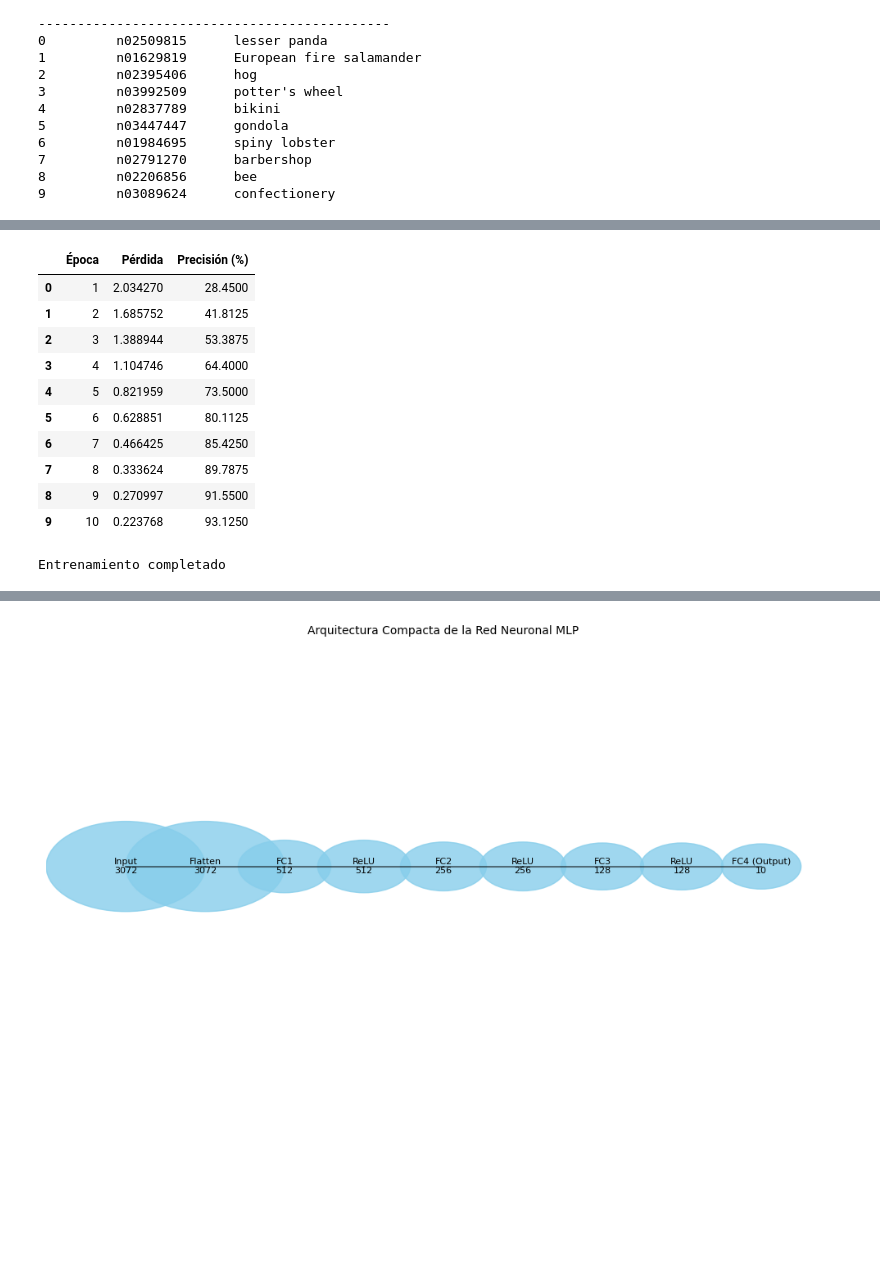
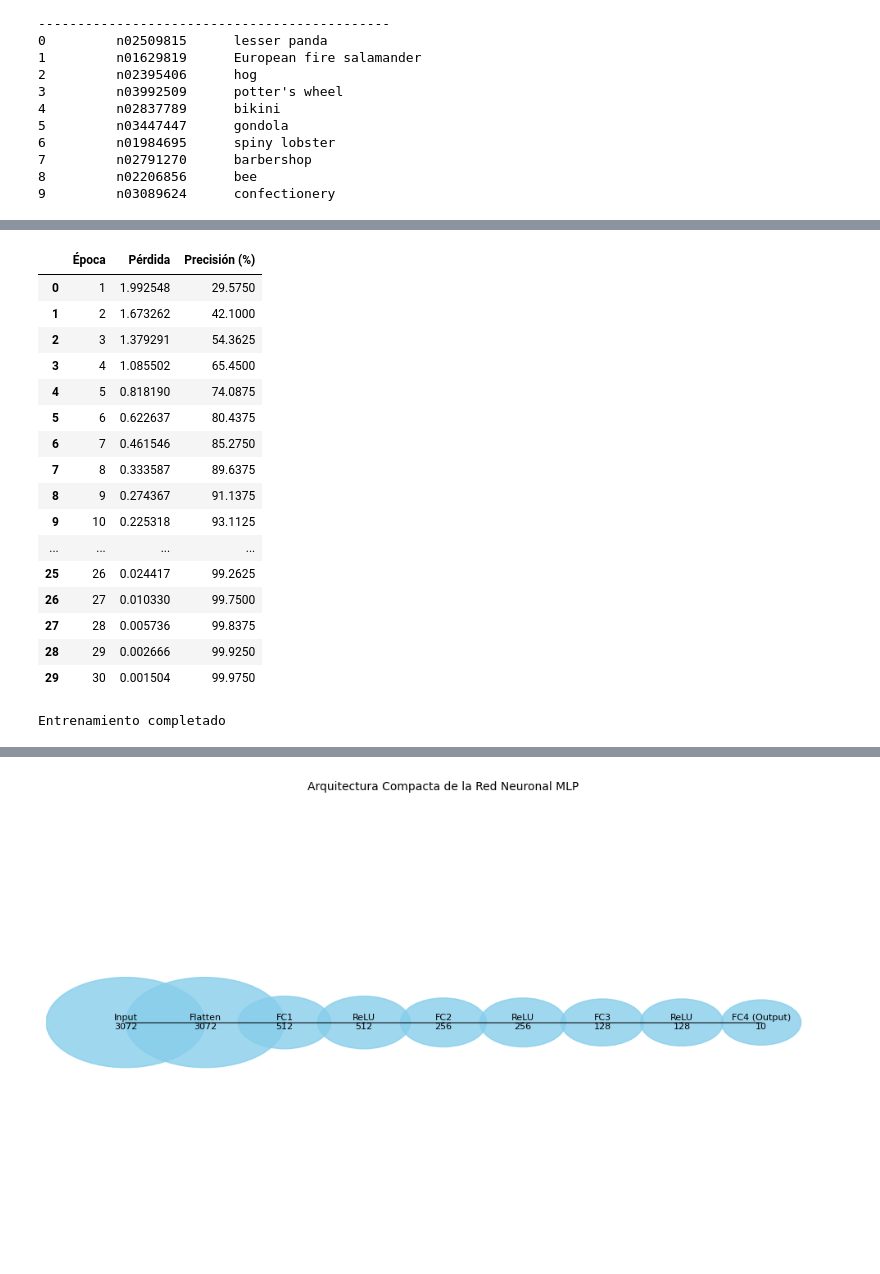
Before and after one commit to JhendeFR/Inteligencia-artificial, a Jupyter notebook: Red Neuronal/Lab3.ipynb, the cells around one changed output, grey strips where cells are left out. Saved outputs shown, nothing was run; the diff lists cells and outputs as text; code cells hidden in the pictures; blank space fills up the shorter version.

```diff
--- a/Red Neuronal/Lab3.ipynb
+++ b/Red Neuronal/Lab3.ipynb
@@ -179,18 +159,18 @@ from IPython.display import display, clear_output
 import pandas as pd
 
 # Función de entrenamiento con impresión en columnas
-def train(epochs=10):
-    model.train()  # Establecer el modelo en modo de entrenamiento
+def train(epochs):
+    model.train()
 
     # Listas para almacenar métricas
-    epoch_list = []
-    train_loss_list = []
-    train_acc_list = []
+    epoch_list = [] # lista de épocas
+    train_loss_list = [] # lista de perdidas
+    train_acc_list = [] # lista de precisiones
 
     for epoch in range(epochs):
-        running_loss = 0.0
-        correct = 0
-        total = 0
+        running_loss = 0.0 #acumular la perdida
+        correct = 0 #acumular la cantidad de aciertos
+        total = 0 #acumular la cantidad de datos procesados
 
         # Entrenar por lotes
         for i, (inputs, labels) in enumerate(train_loader):
@@ -199,19 +179,19 @@ def train(epochs=10):
             # Reiniciar gradientes
             optimizer.zero_grad()
 
-            # Forward, backward y optimización
+            # Pasar por la red, calcular la perdida
             outputs = model(inputs)
             loss = criterion(outputs, labels)
             loss.backward()
             optimizer.step()
 
-            # Calcular métricas
+            #Calcular la perdida y la precisión
             running_loss += loss.item()
             _, predicted = torch.max(outputs, 1)
             total += labels.size(0)
             correct += (predicted == labels).sum().item()
 
-        # Calcular métricas por época
+        # Calcular perdida y precision promedio por época
         epoch_loss = running_loss / len(train_loader)
         epoch_acc = 100 * correct / total
 
@@ -234,19 +214,25 @@ def train(epochs=10):
     return epoch_list, train_loss_list, train_acc_list
 # %%
 # Entrenar el modelo y mostrar los resultados en columnas
-epochs, loss_history, acc_history = train(epochs=10)
+epochs, loss_history, acc_history = train(epochs=30)
 # %% [output]
 |  | Época | Pérdida | Precisión (%) |
-| 0 | 1 | 2.034270 | 28.4500 |
-| 1 | 2 | 1.685752 | 41.8125 |
-| 2 | 3 | 1.388944 | 53.3875 |
-| 3 | 4 | 1.104746 | 64.4000 |
-| 4 | 5 | 0.821959 | 73.5000 |
-| 5 | 6 | 0.628851 | 80.1125 |
-| 6 | 7 | 0.466425 | 85.4250 |
-| 7 | 8 | 0.333624 | 89.7875 |
-| 8 | 9 | 0.270997 | 91.5500 |
-| 9 | 10 | 0.223768 | 93.1250 |
+| 0 | 1 | 1.992548 | 29.5750 |
+| 1 | 2 | 1.673262 | 42.1000 |
+| 2 | 3 | 1.379291 | 54.3625 |
+| 3 | 4 | 1.085502 | 65.4500 |
+| 4 | 5 | 0.818190 | 74.0875 |
+| 5 | 6 | 0.622637 | 80.4375 |
+| 6 | 7 | 0.461546 | 85.2750 |
+| 7 | 8 | 0.333587 | 89.6375 |
+| 8 | 9 | 0.274367 | 91.1375 |
+| 9 | 10 | 0.225318 | 93.1125 |
+| ... | ... | ... | ... |
+| 25 | 26 | 0.024417 | 99.2625 |
+| 26 | 27 | 0.010330 | 99.7500 |
+| 27 | 28 | 0.005736 | 99.8375 |
+| 28 | 29 | 0.002666 | 99.9250 |
+| 29 | 30 | 0.001504 | 99.9750 |
 Entrenamiento completado
 # %%
 # Función para evaluar el modelo en el conjunto de prueba
```
Also changed, not shown: parts of 8 cells of this notebook.
